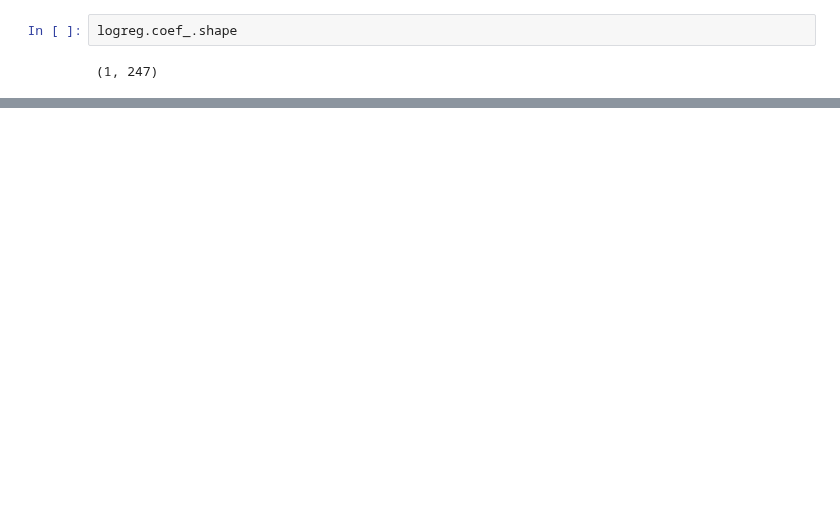
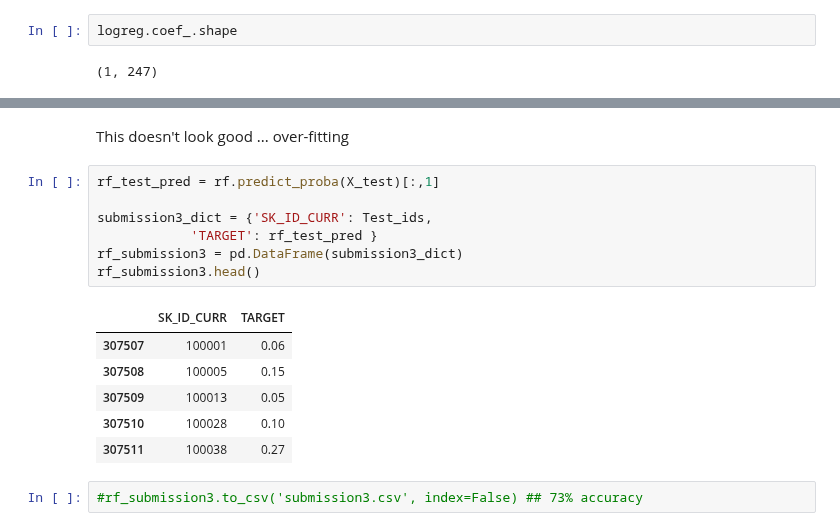
Before and after one commit to DSEI21000-S21/project-home-credit, a Jupyter notebook: experiments/eyob/model.ipynb, the cells around one changed output, grey strips where cells are left out. Saved outputs shown, nothing was run; the diff lists cells and outputs as text; blank space fills up the shorter version.

```diff
--- a/experiments/eyob/model.ipynb
+++ b/experiments/eyob/model.ipynb
@@ -297,0 +367,18 @@ feature_importance.sort_values(by='importance', ascending=False).head(10)
+# %% [markdown]
+This doesn't look good ... over-fitting
+# %%
+rf_test_pred = rf.predict_proba(X_test)[:,1]
+
+submission3_dict = {'SK_ID_CURR': Test_ids,
+            'TARGET': rf_test_pred }
+rf_submission3 = pd.DataFrame(submission3_dict)
+rf_submission3.head()
+# %% [output]
+|  | SK_ID_CURR | TARGET |
+| 307507 | 100001 | 0.06 |
+| 307508 | 100005 | 0.15 |
+| 307509 | 100013 | 0.05 |
+| 307510 | 100028 | 0.10 |
+| 307511 | 100038 | 0.27 |
+# %%
+#rf_submission3.to_csv('submission3.csv', index=False) ## 73% accuracy
```
Also changed, not shown: parts of 29 cells of this notebook.
